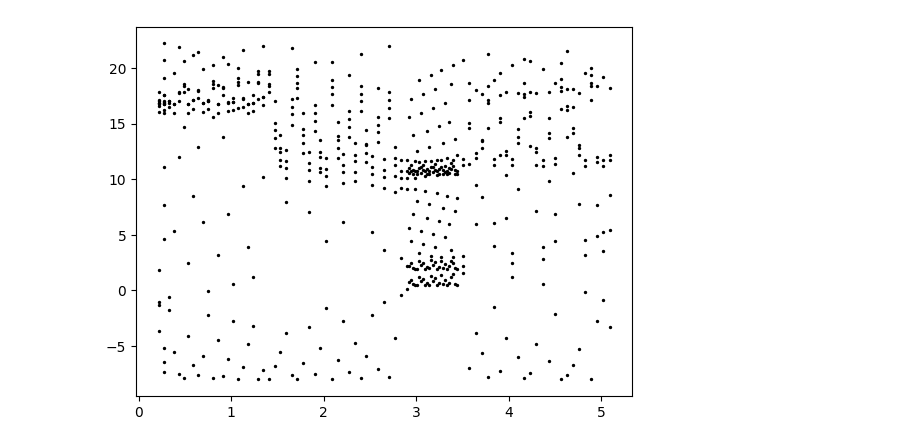
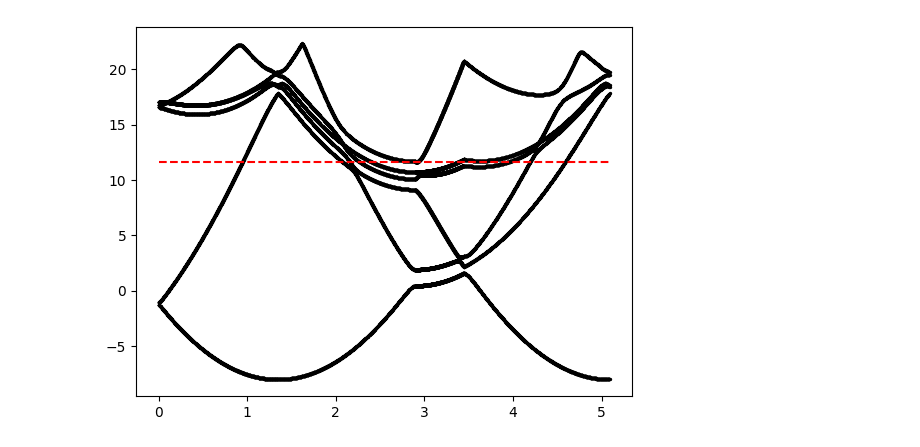
Before and after one commit to bryndrury/band-structure-eigen, a Jupyter notebook: testing.ipynb, the cells around one changed output. Saved outputs shown, nothing was run; the diff lists cells and outputs as text; code cells hidden in the pictures.

```diff
--- a/testing.ipynb
+++ b/testing.ipynb
@@ -3,7 +3,7 @@ import matplotlib.pyplot as plt
 import pandas as pd
 import seaborn as sns
 # %%
-df = pd.read_csv('energies.data', sep=' ', header=None)
+df = pd.read_csv('eigenvalues.txt', sep=' ', header=None)
 bands = 6
 # %%
 # First column is the k-values
@@ -14,8 +14,12 @@ energies = eigenvalues.values
 # %%
 # Plot the eigenvalues
 
 for n in range(bands):
     plt.scatter(kvals, energies[:,n], c="black", s=2)
+
+plt.hlines(11.6, min(kvals), max(kvals), colors='r', linestyles='dashed')
+
+
 plt.show()
 # %% [output]
-[figure, old version]
+[figure, new version]
```
Also changed, not shown: 4 other files.
